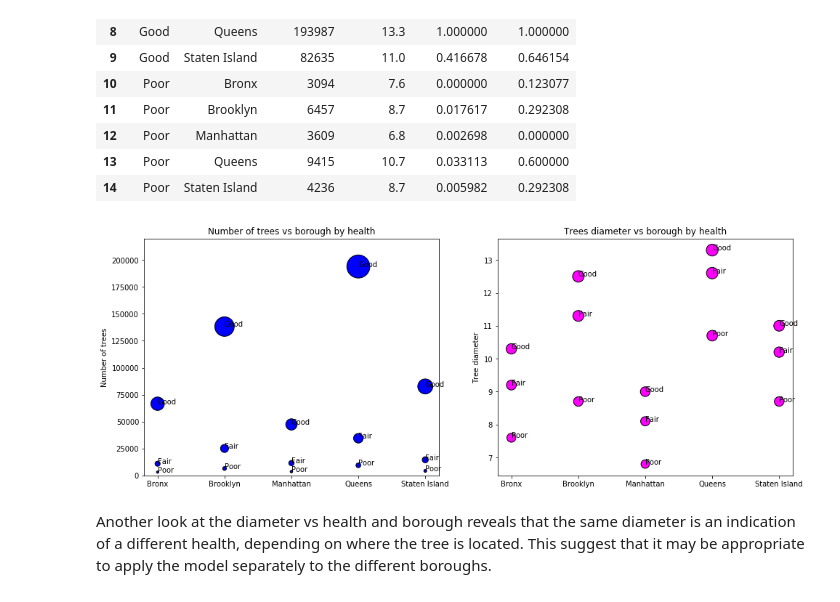
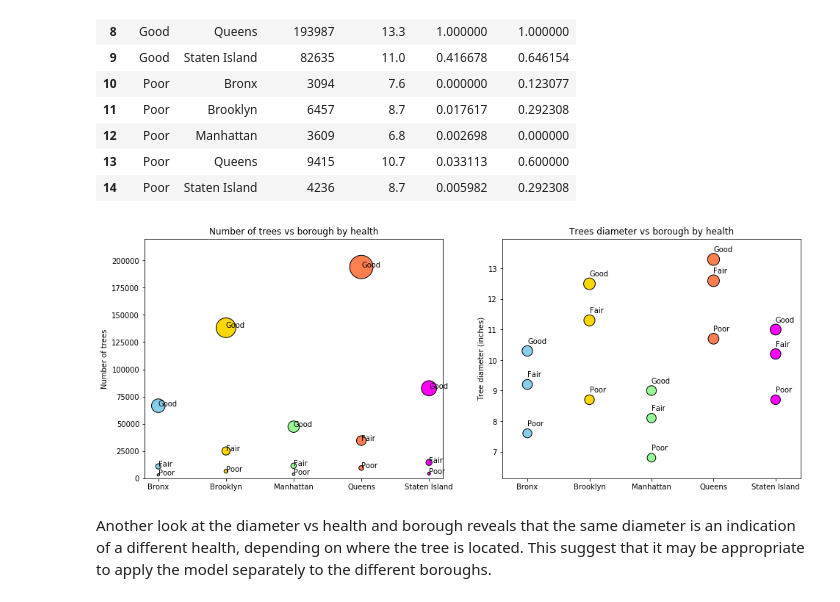
Before and after one commit to aspds18/Springboard_capstone1, a Jupyter notebook: Capstone1.ipynb, the cells around one changed output. Saved outputs shown, nothing was run; the diff lists cells and outputs as text; code cells hidden in the pictures.

```diff
--- a/Capstone1.ipynb
+++ b/Capstone1.ipynb
@@ -440,22 +428,25 @@ nd
 | 13 | Poor | Queens | 9415 | 10.7 | 0.033113 | 0.600000 |
 | 14 | Poor | Staten Island | 4236 | 8.7 | 0.005982 | 0.292308 |
 # %%
+colors=nd.borough.map({'Bronx': 'skyblue', 'Brooklyn': 'gold','Manhattan':'palegreen',
+                       'Queens':'coral','Staten Island':'magenta'})
 plt.figure(figsize=(16,6))
 plt.subplot(1,2,1)
-plt.scatter(nd.borough,nd['trees_num'], s = nd['trees_norm']*1000+10, c='blue', linewidths=1,edgecolors='k')
+plt.scatter(nd.borough,nd['trees_num'], s = nd['trees_norm']*1000+10, c=colors, linewidths=1,edgecolors='k')
 plt.title('Number of trees vs borough by health')
 plt.ylabel('Number of trees')
 plt.ylim([0,220000])
 for i in nd.index:
-    plt.annotate(nd.health[i],xy=(nd.borough[i],nd['trees_num'][i]))
+    plt.annotate(nd.health[i],xy=(nd.borough[i],nd['trees_num'][i]+0.2))
 plt.subplot(1,2,2)
-plt.scatter(nd.borough,nd['avg_diam'],  s = nd['avg_diam']*20, c='magenta', linewidths=1, edgecolors='k')
+plt.scatter(nd.borough,nd['avg_diam'],  s = nd['avg_diam']*20, c=colors, linewidths=1, edgecolors='k')
+plt.margins(0.1)
 plt.title('Trees diameter vs borough by health')
-plt.ylabel('Tree diameter')
+plt.ylabel('Tree diameter (inches)')
 for i in nd.index:
-    plt.annotate(nd.health[i],xy=(nd.borough[i],nd['avg_diam'][i]))
+    plt.annotate(nd.health[i],xy=(nd.borough[i],nd['avg_diam'][i]+0.25))
 # %% [output]
-[figure, old version]
+[figure, new version]
 # %% [markdown]
 Another look at the diameter vs health and borough reveals that the same diameter is an indication of a different health, depending on where the tree is located. This suggest that it may be appropriate to apply the model separately to the different boroughs.
 # %% [markdown]
```
Also changed, not shown: parts of 65 cells of this notebook.
